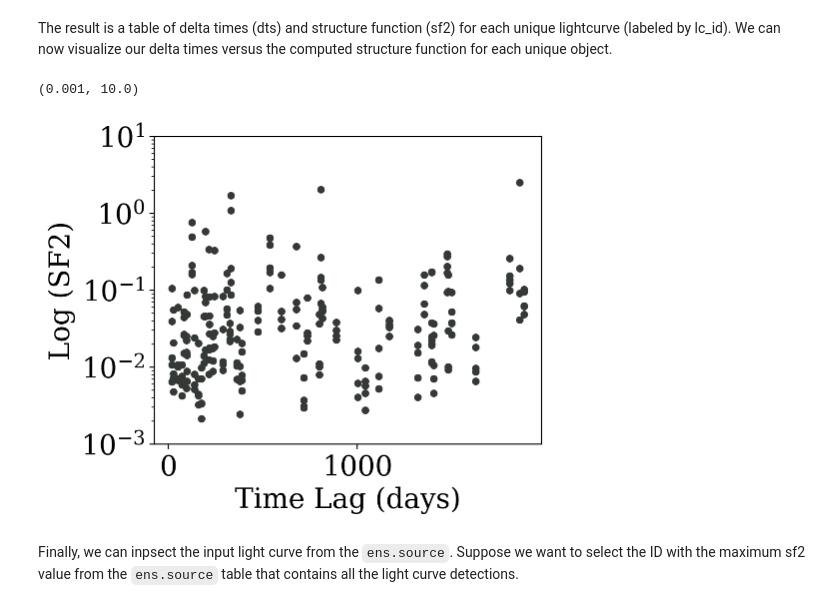
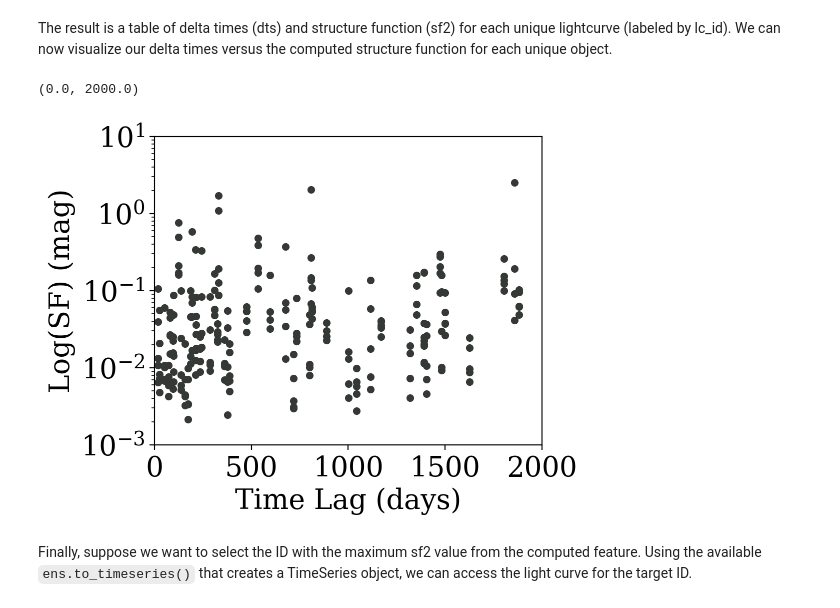
Before and after one commit to lincc-frameworks/tape, a Jupyter notebook: docs/gettingstarted/quickstart.ipynb, the cells around one changed output. Saved outputs shown, nothing was run; the diff lists cells and outputs as text; code cells hidden in the pictures.

Commit message:
Made edits to quickstart tutorial by improving plots and using ens.to_timeseries() for light curve plotting

```diff
--- a/docs/gettingstarted/quickstart.ipynb
+++ b/docs/gettingstarted/quickstart.ipynb
@@ -85,15 +83,16 @@ Using generated label, result_2, for a batch result.
 # %% [markdown]
 The result is a table of delta times (dts) and structure function (sf2) for each unique lightcurve (labeled by lc_id). We can now visualize our delta times versus the computed structure function for each unique object.
 # %%
-fig, ax = plt.subplots(nrows=1, ncols=1, figsize=(5,4))
+fig, ax = plt.subplots(nrows=1, ncols=1, figsize=(5, 4))
 plt.scatter(result["dt"], result["sf2"], s=20, alpha=1, color="#353935")
-plt.yscale('log')
-plt.ylabel("Log (SF2)")
+plt.yscale("log")
+plt.ylabel("Log(SF) (mag)")
 plt.xlabel("Time Lag (days)")
 plt.ylim(1e-3, 1e1)
+plt.xlim(0, 2e3)
 # %% [output]
-(0.001, 10.0)
+(0.0, 2000.0)
-[figure, old version]
+[figure, new version]
 # %% [markdown]
-Finally, we can inpsect the input light curve from the `ens.source`. Suppose we want to select the ID with the maximum sf2 value from the `ens.source` table that contains all the light curve detections.
+Finally, suppose we want to select the ID with the maximum sf2 value from the computed feature. Using the available `ens.to_timeseries()` that creates a TimeSeries object, we can access the light curve for the target ID.
 # %%
```
Also changed, not shown: parts of 5 cells of this notebook.
